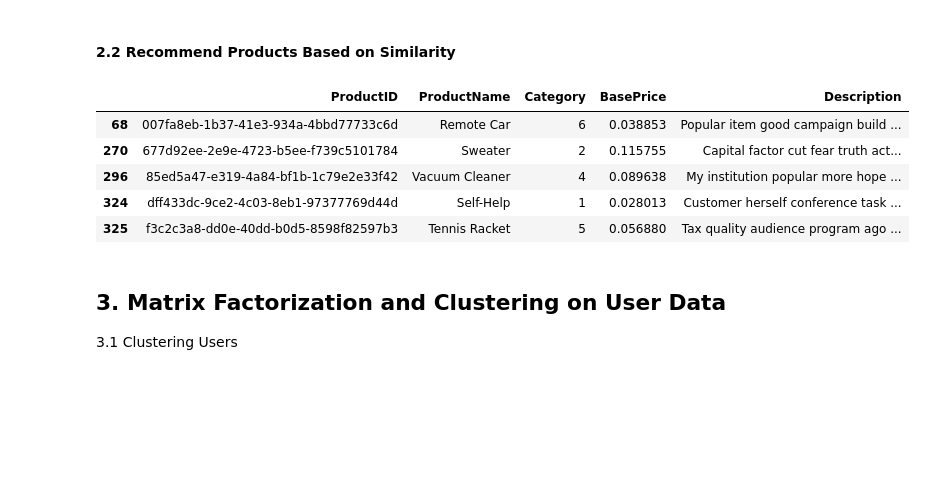
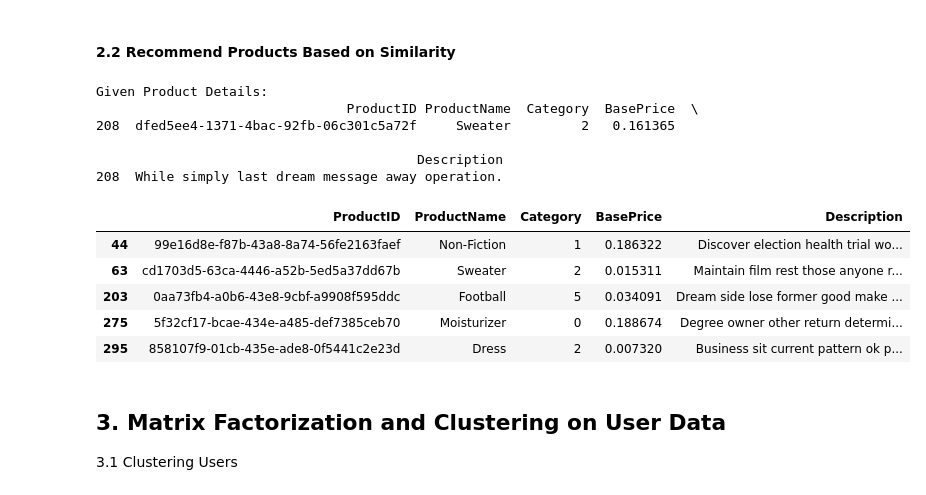
Before and after one commit to ojshav/Recommendation-System, a Jupyter notebook: Recommendation Engine/recommendaion_engine _test.ipynb, the cells around one changed output. Cells and saved outputs as stored; diff of their text form; code cells hidden in the pictures; blank space fills up the shorter version.

```diff
--- a/Recommendation Engine/recommendaion_engine _test.ipynb
+++ b/Recommendation Engine/recommendaion_engine _test.ipynb
@@ -688,6 +686,9 @@ print(item_based_cf_recommendations("007fa8eb-1b37-41e3-934a-4bbd77733c6d"))
 # %%
 
-product_id = "007fa8eb-1b37-41e3-934a-4bbd77733c6d"
+product_id = "91e07669-f922-40be-a69f-369912c129b6"
+given_product_details = fetch_product_details([product_id])
+print("Given Product Details:")
+print(given_product_details)
 recommended_products = item_based_cf_recommendations(product_id)
 product_details = fetch_product_details(recommended_products)
 product_details
@@ -727,17 +734,26 @@ def content_based_recommendations(product_id, top_n=5):
     return similar_products.index.tolist()
 # %%
 
-product_id = "0098b0d4-7879-4e51-9618-a127e12fd060"
+product_id = "dfed5ee4-1371-4bac-92fb-06c301c5a72f"
+given_product_details = fetch_product_details([product_id])
+print("Given Product Details:")
+print(given_product_details)
 recommended_products = content_based_recommendations(product_id)
 product_details = fetch_product_details(recommended_products)
 product_details
 # %% [output]
+Given Product Details:
+                                ProductID ProductName  Category  BasePrice  \
+208  dfed5ee4-1371-4bac-92fb-06c301c5a72f     Sweater         2   0.161365
+
+                                         Description
+208  While simply last dream message away operation.
 |  | ProductID | ProductName | Category | BasePrice | Description |
-| 68 | 007fa8eb-1b37-41e3-934a-4bbd77733c6d | Remote Car | 6 | 0.038853 | Popular item good campaign build ... |
-| 270 | 677d92ee-2e9e-4723-b5ee-f739c5101784 | Sweater | 2 | 0.115755 | Capital factor cut fear truth act... |
-| 296 | 85ed5a47-e319-4a84-bf1b-1c79e2e33f42 | Vacuum Cleaner | 4 | 0.089638 | My institution popular more hope ... |
-| 324 | dff433dc-9ce2-4c03-8eb1-97377769d44d | Self-Help | 1 | 0.028013 | Customer herself conference task ... |
-| 325 | f3c2c3a8-dd0e-40dd-b0d5-8598f82597b3 | Tennis Racket | 5 | 0.056880 | Tax quality audience program ago ... |
+| 44 | 99e16d8e-f87b-43a8-8a74-56fe2163faef | Non-Fiction | 1 | 0.186322 | Discover election health trial wo... |
+| 63 | cd1703d5-63ca-4446-a52b-5ed5a37dd67b | Sweater | 2 | 0.015311 | Maintain film rest those anyone r... |
+| 203 | 0aa73fb4-a0b6-43e8-9cbf-a9908f595ddc | Football | 5 | 0.034091 | Dream side lose former good make ... |
+| 275 | 5f32cf17-bcae-434e-a485-def7385ceb70 | Moisturizer | 0 | 0.188674 | Degree owner other return determi... |
+| 295 | 858107f9-01cb-435e-ade8-0f5441c2e23d | Dress | 2 | 0.007320 | Business sit current pattern ok p... |
 # %% [markdown]
 ## 3. Matrix Factorization and Clustering on User Data
 3.1 Clustering Users
```
Also changed, not shown: parts of 13 cells of this notebook.
